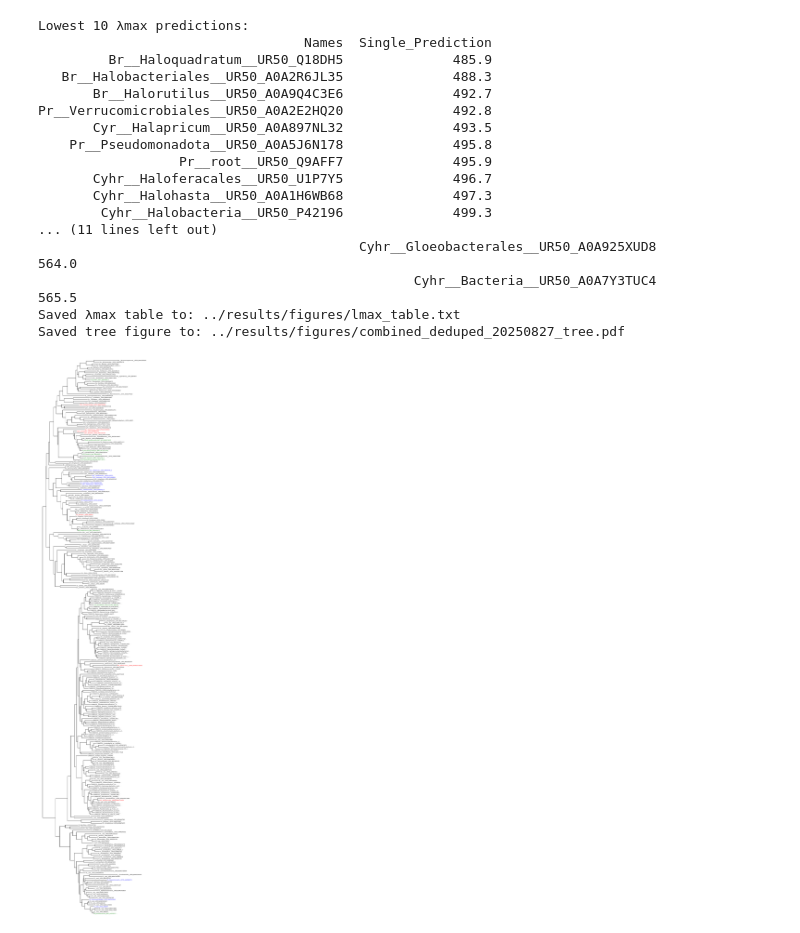
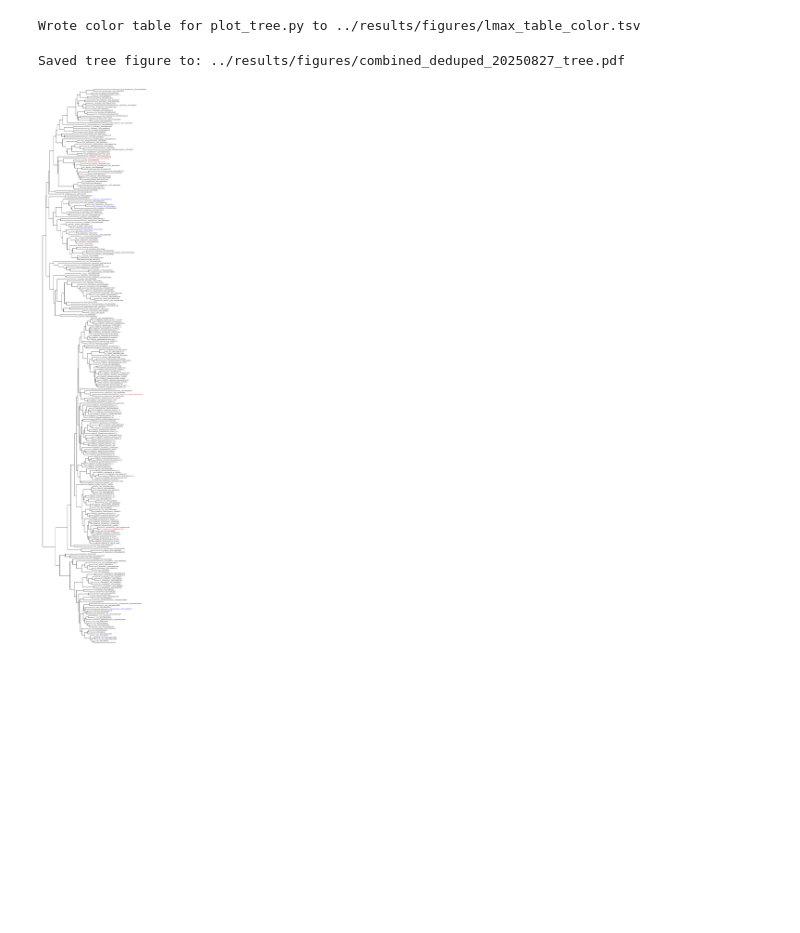
Before and after one commit to ucsb-oakley-lab/cyano_rhodopsins, a Jupyter notebook: notebooks/03_find_diverse_lmax.ipynb, the cells around one changed output. Cells and saved outputs as stored; diff of their text form; code cells hidden in the pictures; blank space fills up the shorter version.

Commit message:
Completed OPTICS to select top diverse outliers by lmax

```diff
--- a/notebooks/03_find_diverse_lmax.ipynb
+++ b/notebooks/03_find_diverse_lmax.ipynb
@@ -68,36 +130,42 @@ Pr__Pseudomonadota__UR50_A0A5J6N178
+# %%
+# Combine lmax_table_max.txt and lmax_table_min.txt into a 2-column TSV for plot_tree.py coloring
+from pathlib import Path
+
+max_file = Path("../results/figures/diverse_lmax_table_max.txt")
+min_file = Path("../results/figures/diverse_lmax_table_min.txt")
+color_tsv = Path("../results/figures/lmax_table_color.tsv")
+
+with open(max_file) as f:
+    max_genes = [line.strip() for line in f if line.strip()]
+with open(min_file) as f:
+    min_genes = [line.strip() for line in f if line.strip()]
+
+with open(color_tsv, "w") as f:
+    for gene in max_genes:
+        f.write(f"{gene}\tred\n")
+    for gene in min_genes:
+        f.write(f"{gene}\tblue\n")
+
+print(f"Wrote color table for plot_tree.py to {color_tsv}")
+# %% [output]
+Wrote color table for plot_tree.py to ../results/figures/lmax_table_color.tsv
 # %%
+#Now print the phylogeny coloring max and min lmax red and blue, respectively
 import sys
 sys.path.append(str(SCRIPTS))
 from plot_tree import plot_tree
 
-# Path to your specific treefile
+# Path to  specific treefile
 tree_file = TREE_DIR / f"combined_deduped_{RUN_ID}_ML_{RUNID_DASH}.treefile"
 fig_path = FIGURES / f"combined_deduped_{RUN_ID}_tree.pdf"
+color_tsv = Path("../results/figures/lmax_table_color.tsv")
 
 plot_tree(
     tree_file,
+    color_tsv=color_tsv,
     save_path=fig_path,
-    figsize=(12, 60),
-    optics_tsv="../results/optics/optics_on_optics_predictions_2025-08-28_22-04-07/optics_predictions_predictions.tsv",
-    n=10,
-    lmax_table_path=lmax_table_path
-)
+    figsize=(12, 60)
+ )
 # %% [output]
-Lowest 10 λmax predictions:
-                                  Names  Single_Prediction
-         Br__Haloquadratum__UR50_Q18DH5              485.9
-   Br__Halobacteriales__UR50_A0A2R6JL35              488.3
-       Br__Halorutilus__UR50_A0A9Q4C3E6              492.7
-Pr__Verrucomicrobiales__UR50_A0A2E2HQ20              492.8
-       Cyr__Halapricum__UR50_A0A897NL32              493.5
-    Pr__Pseudomonadota__UR50_A0A5J6N178              495.8
-                  Pr__root__UR50_Q9AFF7              495.9
-       Cyhr__Haloferacales__UR50_U1P7Y5              496.7
-       Cyhr__Halohasta__UR50_A0A1H6WB68              497.3
-        Cyhr__Halobacteria__UR50_P42196              499.3
-... (11 lines left out)
-                                         Cyhr__Gloeobacterales__UR50_A0A925XUD8              564.0
-                                                Cyhr__Bacteria__UR50_A0A7Y3TUC4              565.5
-Saved λmax table to: ../results/figures/lmax_table.txt
 Saved tree figure to: ../results/figures/combined_deduped_20250827_tree.pdf
-[figure, old version]
+[figure, new version]
```
Also changed, not shown: parts of 4 cells of this notebook, 9 other files.
